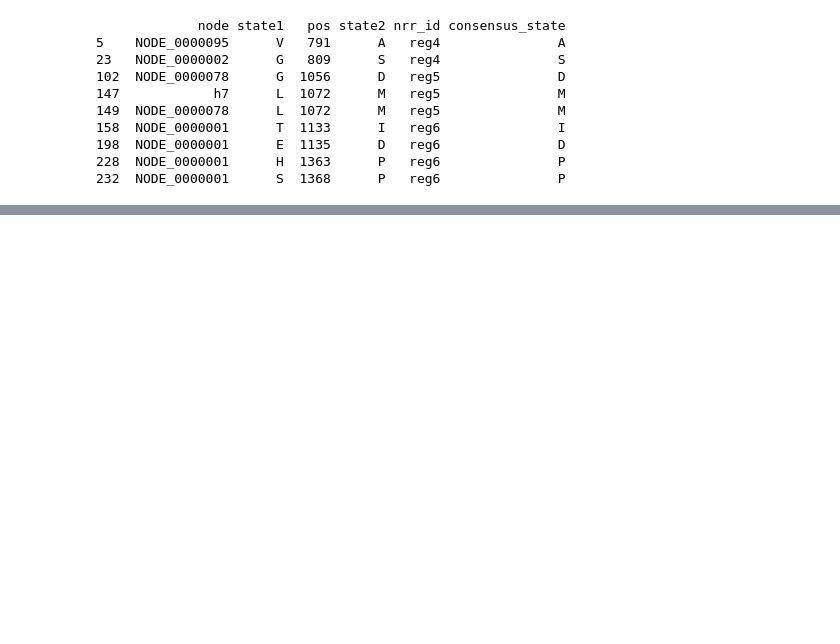
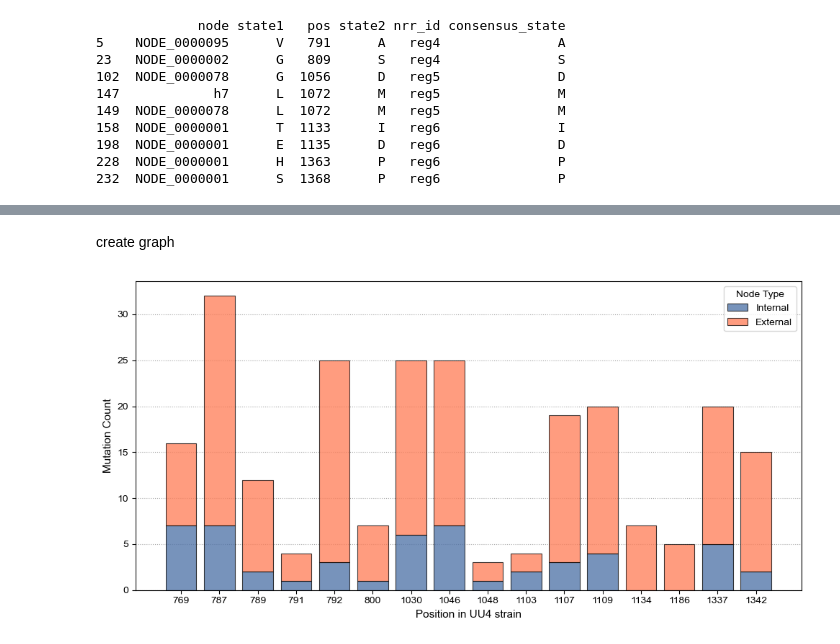
Before and after one commit to skawakubo/FCoV-evolution, a Jupyter notebook: Fig3_FCoV_tree_with_key_mutations/treetime/branch_mut_AA_type.ipynb, the cells around one changed output, grey strips where cells are left out. Saved outputs shown, nothing was run; the diff lists cells and outputs as text; code cells hidden in the pictures; blank space fills up the shorter version.

Commit message:
int ext count result

```diff
--- a/Fig3_FCoV_tree_with_key_mutations/treetime/branch_mut_AA_type.ipynb
+++ b/Fig3_FCoV_tree_with_key_mutations/treetime/branch_mut_AA_type.ipynb
@@ -263,0 +309,78 @@ print(match_df)
+# %% [markdown]
+create graph
+# %%
+import matplotlib.pyplot as plt
+import pandas as pd
+
+# Set global font to Arial
+plt.rcParams["font.sans-serif"] = "Arial"
+plt.rcParams["font.family"] = "sans-serif"
+
+# Load data
+df = pd.read_csv("int_ext_counts_by_pos.tsv", sep="\t")
+
+# Map position in this study to UU4 strain position
+uu4_map = {
+    791: 769,
+    809: 787,
+    811: 789,
+    813: 791,
+    814: 792,
+    826: 800,
+    1056: 1030,
+    1072: 1046,
+    1074: 1048,
+    1129: 1103,
+    1133: 1107,
+    1135: 1109,
+    1160: 1134,
+    1212: 1186,
+    1363: 1337,
+    1368: 1342,
+}
+
+# Convert 'pos' column to UU4 positions and sort by ascending order
+df["pos_uu4"] = df["pos"].map(uu4_map)
+df = df.sort_values("pos_uu4").reset_index(drop=True)
+
+x_labels = df["pos_uu4"].astype(str)
+
+fig, ax = plt.subplots(figsize=(10, 5))
+
+# Define colors
+color_internal = "#4a6fa5"  # Slate blue
+color_external = "#ff7b54"  # Coral
+
+# Plot stacked bar chart
+ax.bar(
+    x_labels,
+    df["internal_count"],
+    label="Internal",
+    color=color_internal,
+    alpha=0.75,
+    edgecolor="black",
+    linewidth=0.8,
+)
+ax.bar(
+    x_labels,
+    df["external_count"],
+    bottom=df["internal_count"],
+    label="External",
+    color=color_external,
+    alpha=0.75,
+    edgecolor="black",
+    linewidth=0.8,
+)
+
+# Set labels and grid lines
+ax.set_xlabel("Position in UU4 strain", fontsize=11)
+ax.set_ylabel("Mutation Count", fontsize=11)
+ax.grid(axis="y", linestyle=":", color="gray", alpha=0.7)
+ax.set_axisbelow(True)
+ax.legend(title="Node Type", frameon=True)
+
+plt.tight_layout()
+plt.savefig("int_ext_count_stacked_bar_uu4pos.svg", format="svg")  # Save as SVG
+plt.show()
+# %% [output]
+[figure, added]
```
Also changed, not shown: parts of 7 cells of this notebook, 2 other files.
